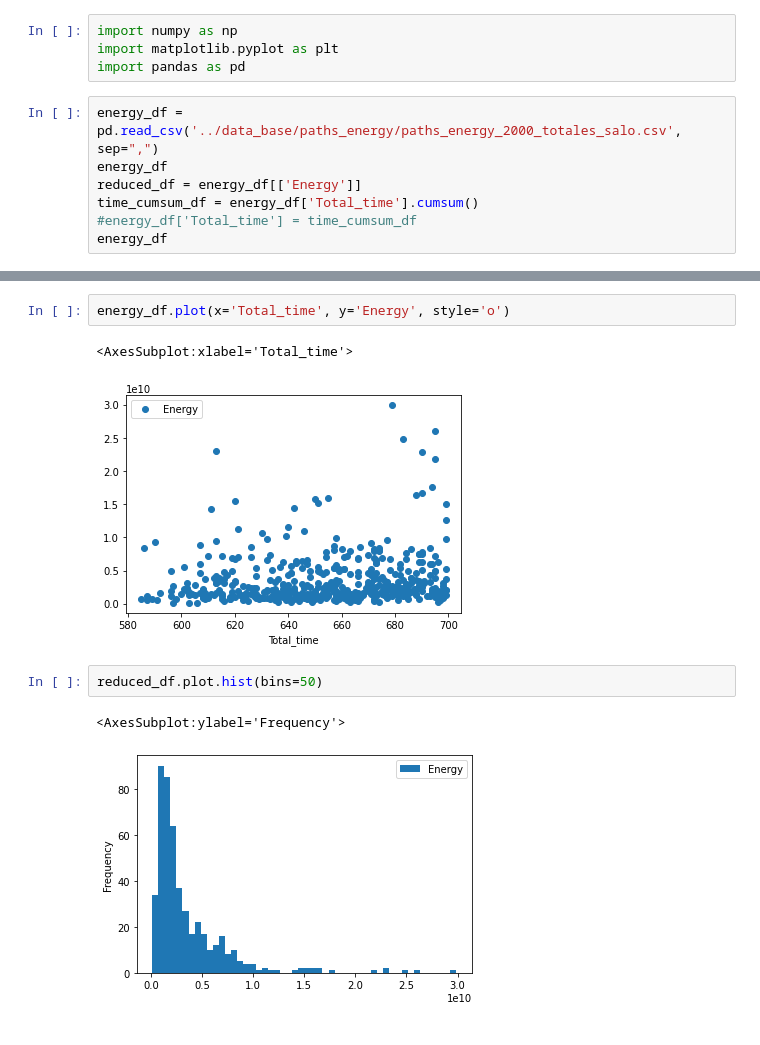
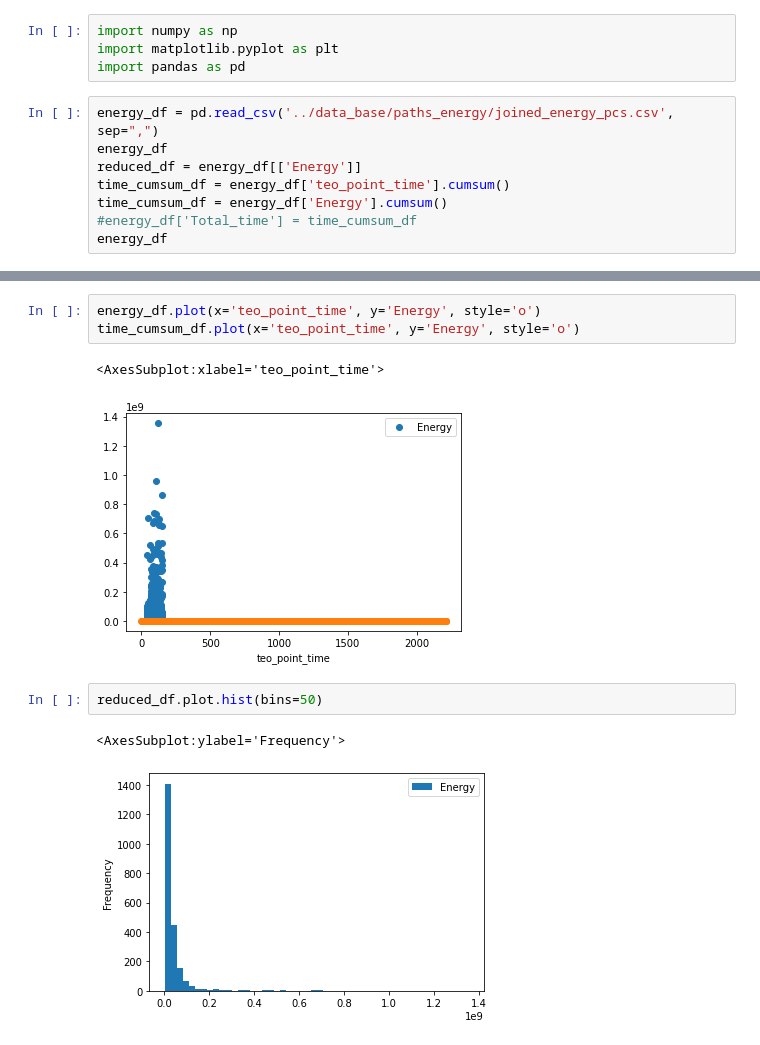
Before and after one commit to salogranada/drone_irrigation, a Jupyter notebook: src/scripts_ML/graphs.ipynb, the cells around one changed output, grey strips where cells are left out. Saved outputs shown, nothing was run; the diff lists cells and outputs as text.

```diff
--- a/src/scripts_ML/graphs.ipynb
+++ b/src/scripts_ML/graphs.ipynb
@@ -3,10 +3,11 @@ import numpy as np
 import matplotlib.pyplot as plt
 import pandas as pd
 # %%
-energy_df = pd.read_csv('../data_base/paths_energy/paths_energy_2000_totales_salo.csv', sep=",")
+energy_df = pd.read_csv('../data_base/paths_energy/joined_energy_pcs.csv', sep=",")
 energy_df
 reduced_df = energy_df[['Energy']]
-time_cumsum_df = energy_df['Total_time'].cumsum()
+time_cumsum_df = energy_df['teo_point_time'].cumsum()
+time_cumsum_df = energy_df['Energy'].cumsum()
 #energy_df['Total_time'] = time_cumsum_df
 energy_df
 # %% [output]
@@ -26,11 +27,12 @@ energy_df
 # %%
-energy_df.plot(x='Total_time', y='Energy', style='o')
+energy_df.plot(x='teo_point_time', y='Energy', style='o')
+time_cumsum_df.plot(x='teo_point_time', y='Energy', style='o')
 # %% [output]
-<AxesSubplot:xlabel='Total_time'>
+<AxesSubplot:xlabel='teo_point_time'>
-[figure, old version]
+[figure, new version]
 # %%
 reduced_df.plot.hist(bins=50)
 # %% [output]
 <AxesSubplot:ylabel='Frequency'>
-[figure, old version]
+[figure, new version]
 # %%
```
Also changed, not shown: parts of 2 cells of this notebook, 13 other files.
